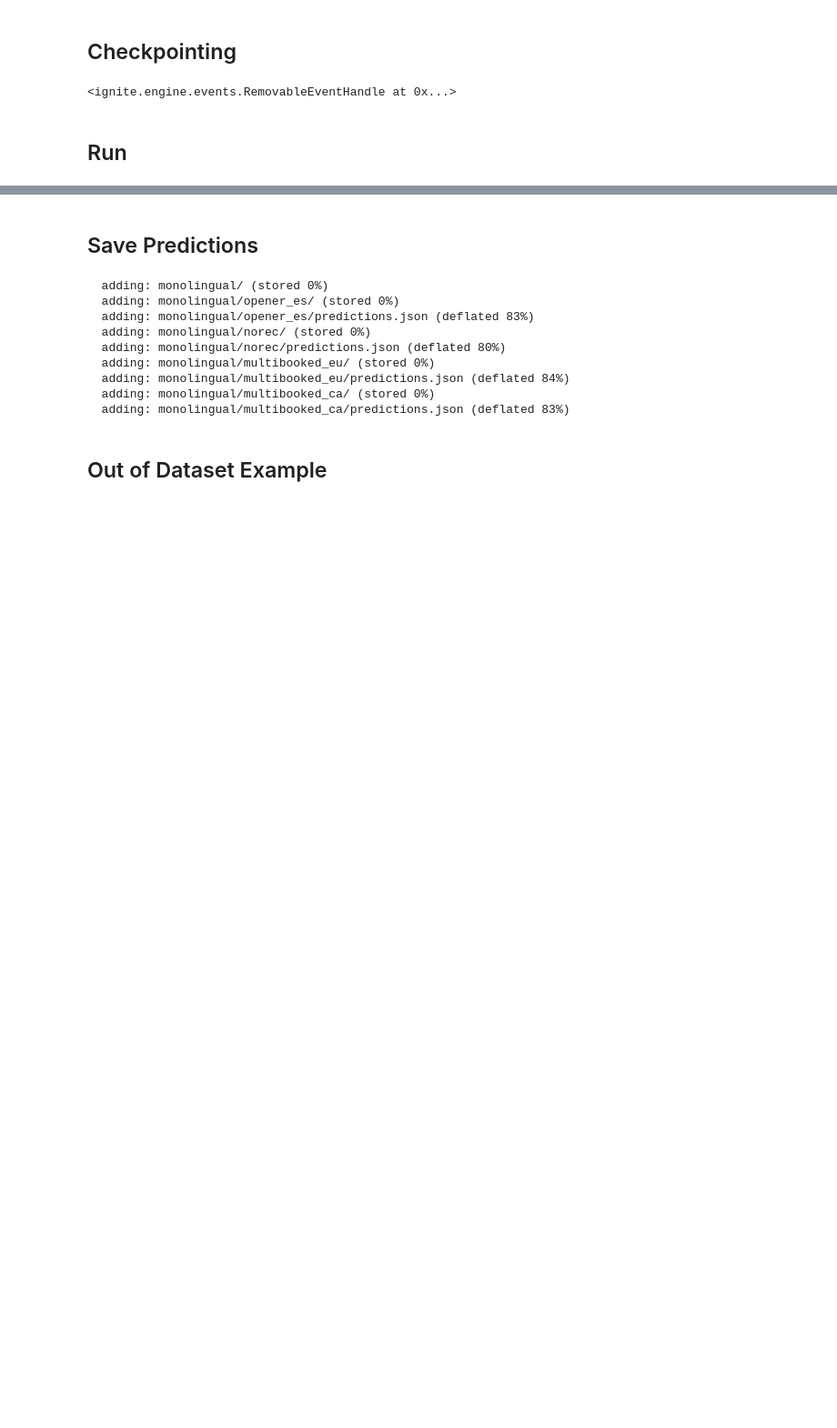
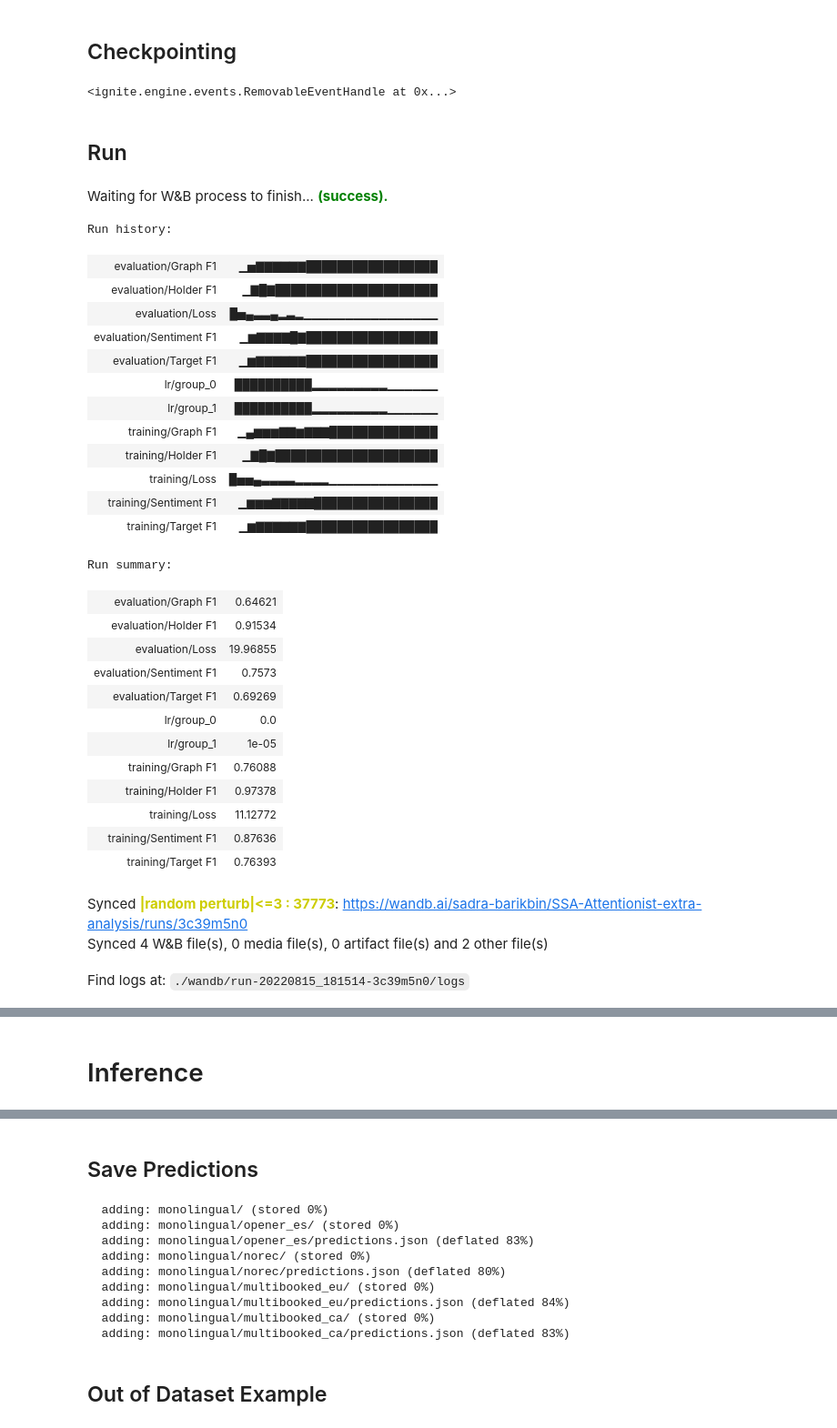
Before and after one commit to sadra-barikbin/Attentionist-a-novel-solution-for-structured-sentiment-analysis, a Jupyter notebook: Attentionist_SSA.ipynb, the cells around one changed output, grey strips where cells are left out. Shown at 91% size. Drawn from its saved outputs; the diff is of its cells as text; code cells hidden in the pictures; blank space fills up the shorter version.

```diff
--- a/Attentionist_SSA.ipynb
+++ b/Attentionist_SSA.ipynb
@@ -630,17 +673,17 @@ class BIOSchemeTokenClassification:
 # %% [markdown]
 ## Sequence Labeler
 # %%
-class LinearSequenceLabeler(nn.Module):
+class SequenceLabeler(nn.Module):
 
-  def __init__(self, input_dim: int, hidden_dim: int, label_enum: TokenBIOLabelEnum):
-    super(LinearSequenceLabeler, self).__init__()
+  def __init__(self, input_dim: int, hidden_dim: int, label_enum: TokenLabelEnum):
+    super(SequenceLabeler, self).__init__()
 
     self.seq_label = nn.ModuleList([nn.Linear(input_dim, hidden_dim), nn.Dropout(),
                                     nn.ReLU(), nn.Linear(hidden_dim, len(label_enum))])
     self.label_enum = label_enum
 
 
-  def forward(self, ptm_output: BaseModelOutput) -> Tensor:
+  def forward(self, ptm_output: BaseModelOutput, padding_mask: Tensor) -> Tensor:
     output = ptm_output.last_hidden_state
     for layer in self.seq_label:
       output = layer(output)
@@ -649,7 +692,7 @@ class LinearSequenceLabeler(nn.Module):
 
   @torch.no_grad()
   def predict(self, output: Tensor,
-              padding_mask: Tensor) -> List[Sequence[TokenBIOLabelEnum]]:
+              padding_mask: Tensor) -> List[Sequence[TokenLabelEnum]]:
     output = torch.argmax(output, dim=2)
     batch_size = output.shape[0]
     preds_batch = []
@@ -1088,12 +1059,8 @@ def polarity_predictor_loss(y_pred: StructuredSentimentPredictor.Output,
 # %%
 def loss_fn(y_pred: StructuredSentimentPredictor.Output,
                         y: Dict[str,Any], config: Dict[str, Any]) -> torch.double:
-  polarity_loss = polarity_predictor_loss(
-      y_pred, y,
-      weighted=config["polarity_predictor"]["WEIGHTED_LOSS"]
-  ) if config["polarity_predictor"]["exist"] else 0.
 
   return node_extractor_loss(y_pred, y, weighted=config["sequence_labeler"]["WEIGHTED_LOSS"]) + \
-         edge_extractor_loss(y_pred, y) + polarity_loss
+         edge_extractor_loss(y_pred, y)
 # %% [markdown]
 # Train & Evaluation
@@ -1194,15 +1230,21 @@ def prepare_batch(
                 device,
                 non_blocking=non_blocking)
             },
-       "graphs_nodes": batch["graphs_nodes"],
+       "teacher_graphs_nodes": batch["teacher_graphs_nodes"],
        "padding_mask": padding_mask
        }
 
+  if isinstance(batch["seq_labels"], torch.Tensor):
+    seq_labels = batch["seq_labels"].to(device, non_blocking=non_blocking)
+    seq_label_weights = batch["seq_label_weights"].to(device, non_blocking=non_blocking)
+  else:
+    seq_labels = tuple(tensor.to(device,
+          non_blocking=non_blocking) for tensor in batch["seq_labels"])
+    seq_label_weights = {k: v.to(device,
+           non_blocking=non_blocking) for k,v in batch["seq_label_weights"].items()
+           }
   y = {
-      "seq_labels": tuple(tensor.to(
-          device,
-          non_blocking=non_blocking) for tensor in batch["seq_labels"]),
-       "graphs": batch["graphs"],
+      "seq_labels": seq_labels,
        "gold_graphs": batch["gold_graphs"],
        "graphs_edges": [SentimentGraphEdgeSet(
            item.sentiment_target_edges.to(device, non_blocking=non_blocking),
@@ -1210,14 +1252,8 @@ def prepare_batch(
            ) for item in batch["graphs_edges"]
            ],
        "padding_mask": padding_mask,
-       "seq_label_weights": {k: v.to(
-           device,
-           non_blocking=non_blocking) for k,v in batch["seq_label_weights"].items()
-           },
+       "seq_label_weights": seq_label_weights,
        "polarity_weights": batch["polarity_weights"].to(device, non_blocking=non_blocking),
-       "sentim_nodes_polarities": batch["sentim_nodes_polarities"].to(
-           device,
-           non_blocking=non_blocking)
        }
 
   return x, y
@@ -1707,6 +1699,36 @@ evaluator.add_event_handler(Events.EPOCH_COMPLETED, checkpointer, {'model': mode
 def evaluate():
   evaluator.run(dev_dataloader)
   train_evaluator.run(train_dataloader)
-# %%
-wandb_logger.config['random_seed'] = CONFIG["random_seed"]
-trainer.run(train_dataloader,max_epochs=20)
+# %%
+trainer.run(train_dataloader,max_epochs=25)
+# %% [output]
+Waiting for W&B process to finish... (success).
+Run history:
+| evaluation/Graph F1 | ▁▅▇▇▇▇▇▇█████████████████ |
+| evaluation/Holder F1 | ▁▇█▇█████████████████████ |
+| evaluation/Loss | █▅▄▃▃▄▂▃▂▁▁▁▁▁▁▁▁▁▁▁▁▁▁▁▁ |
+| evaluation/Sentiment F1 | ▁▆▇▇▇▇█▇█████████████████ |
+| evaluation/Target F1 | ▁▆▇▇▇▇▇▇█████████████████ |
+| lr/group_0 | ██████████▂▂▂▂▂▂▂▂▂▁▁▁▁▁▁ |
+| lr/group_1 | ██████████▂▂▂▂▂▂▂▂▂▁▁▁▁▁▁ |
+| training/Graph F1 | ▁▄▆▆▆▇▇▆▇▇▇██████████████ |
+| training/Holder F1 | ▁▇█▇█████████████████████ |
+| training/Loss | █▅▅▄▃▃▃▃▂▂▂▂▁▁▁▁▁▁▁▁▁▁▁▁▁ |
+| training/Sentiment F1 | ▁▆▆▆▇▇▇▇▇████████████████ |
+| training/Target F1 | ▁▆▇▇▇▇▇▇█████████████████ |
+Run summary:
+| evaluation/Graph F1 | 0.64621 |
+| evaluation/Holder F1 | 0.91534 |
+| evaluation/Loss | 19.96855 |
+| evaluation/Sentiment F1 | 0.7573 |
+| evaluation/Target F1 | 0.69269 |
+| lr/group_0 | 0.0 |
+| lr/group_1 | 1e-05 |
+| training/Graph F1 | 0.76088 |
+| training/Holder F1 | 0.97378 |
+| training/Loss | 11.12772 |
+| training/Sentiment F1 | 0.87636 |
+| training/Target F1 | 0.76393 |
+Synced |random perturb|<=3 : 37773: https://wandb.ai/sadra-barikbin/SSA-Attentionist-extra-analysis/runs/3c39m5n0
+Synced 4 W&B file(s), 0 media file(s), 0 artifact file(s) and 2 other file(s)
+Find logs at: ./wandb/run-20220815_181514-3c39m5n0/logs
@@ -1712,0 +1750,2 @@ trainer.run(train_dataloader,max_epochs=20)
+# %% [markdown]
+# Inference
```
Also changed, not shown: parts of 116 cells of this notebook.
